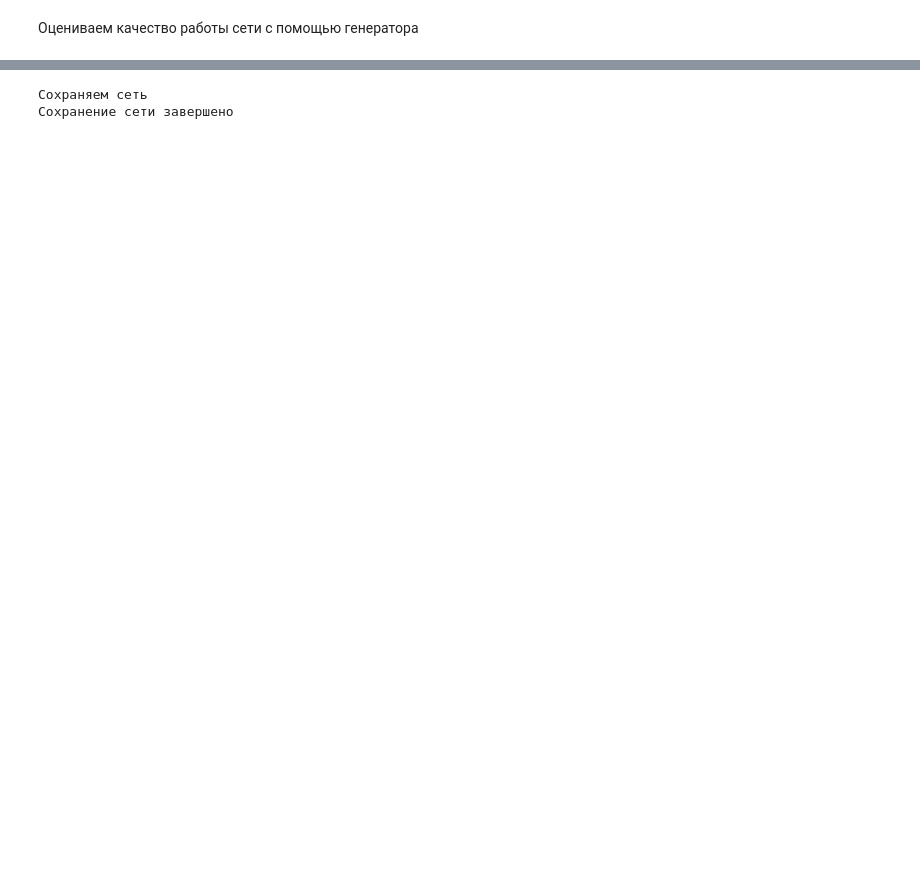
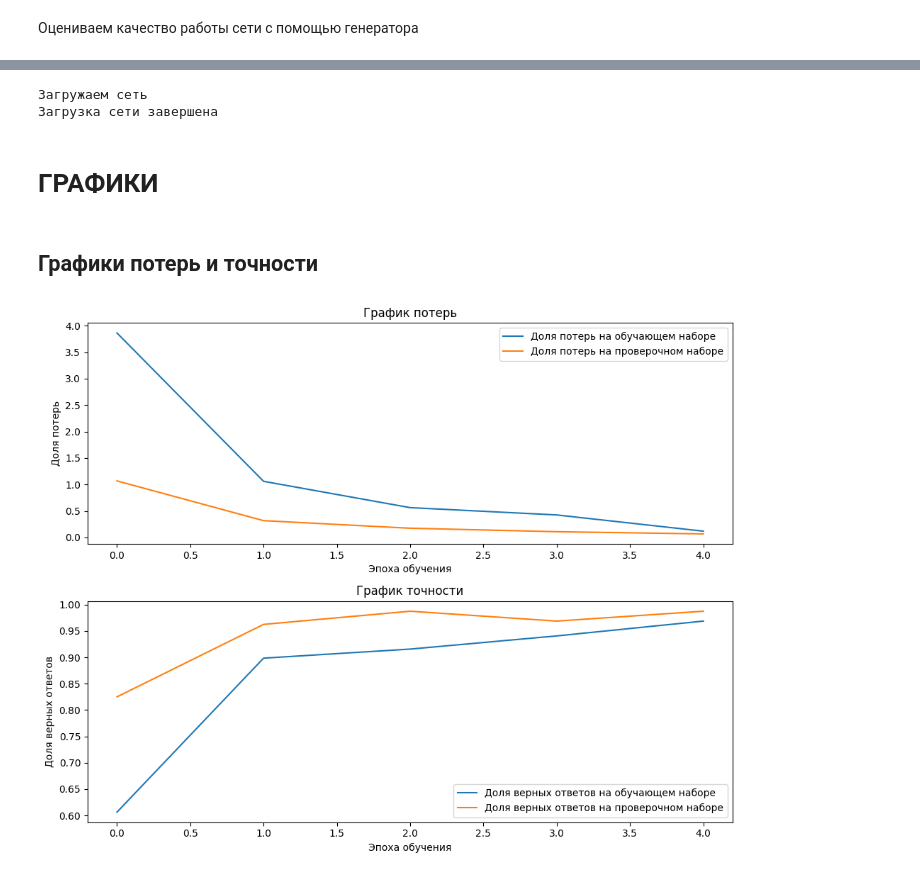
Before and after one commit to Untick/NetOptik, a Jupyter notebook: Brutyan Ruben/2_1_Сверточная_модель(с_VGG16).ipynb, the cells around one changed output, grey strips where cells are left out. Drawn from its saved outputs; the diff is of its cells as text; code cells hidden in the pictures; blank space fills up the shorter version.

```diff
--- a/Brutyan Ruben/2_1_Сверточная_модель(с_VGG16).ipynb
+++ b/Brutyan Ruben/2_1_Сверточная_модель(с_VGG16).ipynb
@@ -391,6 +684,9 @@ history = model.fit_generator(train_generator,
                               steps_per_epoch = train_generator.samples // batch_size,
                               validation_data=val_generator,
                               validation_steps = val_generator.samples // batch_size,
-                              epochs=2,
-                              verbose= 1)
+                              epochs=5,
+                              verbose= 1,
+                              callbacks=callbacks,                # лучший результат
+                              # callbacks=[stopping_callback]     # остановка после ухудшения
+                              )
 # %% [output]
@@ -410,28 +730,12 @@ Test_accuracy на тестовых данных: 100.00%
-# %%
-print('Сохраняем сеть')
-# Сохраняем сеть для последующего использования
-# генерируем описание модели в формате json
-model_json = model.to_json()
-json_file = open("/content/drive/MyDrive/НетОптик/Таблицы_выход/net_optic.json", "w")
-# Записываем архитектуру сети в файл json
-json_file.write(model_json)
-json_file.close()
-# Записываем данные о весах в файл h5
-model.save_weights("/content/drive/MyDrive/НетОптик/Таблицы_выход/net_optic.h5")
-print('Сохранение сети завершено')
-# %% [output]
-Сохраняем сеть
-Сохранение сети завершено
 # %%
-from tensorflow.python.keras.models import Model, model_from_json
+from tensorflow.keras.models import load_model
 
 print('Загружаем сеть')
-# Загружаем данные об архитектуре сети из файла json
-json_file = open("/content/drive/MyDrive/НетОптик/Таблицы_выход/net_optic.json", "r")
-loaded_model_json = json_file.read()
-json_file.close()
-# Создаем модель на основе загруженных данных
-loaded_model = model_from_json(loaded_model_json)
-# Загружаем веса в модель
-loaded_model.load_weights("/content/drive/MyDrive/НетОптик/Таблицы_выход/net_optic.h5")
+
+# Загружаем модель из файла
+model = load_model("/content/drive/MyDrive/НетОптик/Save_models/net_optic_VGG16.h5")
+
 print('Загрузка сети завершена')
+# %% [output]
+Загружаем сеть
+Загрузка сети завершена
@@ -437,0 +745,37 @@ print('Загрузка сети завершена')
+# %% [markdown]
+# ГРАФИКИ
+# %% [markdown]
+## Графики потерь и точности
+# %%
+import matplotlib.pyplot as plt
+
+# Получите значения потерь и точности из истории обучения
+train_loss = history.history['loss']
+val_loss = history.history['val_loss']
+train_acc = history.history['accuracy']
+val_acc = history.history['val_accuracy']
+
+# Создайте график с двумя подграфиками
+fig, (ax1, ax2) = plt.subplots(2, 1, figsize=(10, 8))
+
+# График потерь
+ax1.plot(train_loss, label='Доля потерь на обучающем наборе')
+ax1.plot(val_loss, label='Доля потерь на проверочном наборе')
+ax1.legend()
+ax1.set_title('График потерь')
+ax1.set_xlabel('Эпоха обучения')
+ax1.set_ylabel('Доля потерь')
+
+# График точности
+ax2.plot(train_acc, label='Доля верных ответов на обучающем наборе')
+ax2.plot(val_acc, label='Доля верных ответов на проверочном наборе')
+ax2.legend()
+ax2.set_title('График точности')
+ax2.set_xlabel('Эпоха обучения')
+ax2.set_ylabel('Доля верных ответов')
+
+# Отобразите графики
+plt.tight_layout()
+plt.show()
+# %% [output]
+[figure, added]
```
Also changed, not shown: parts of 101 cells of this notebook.
